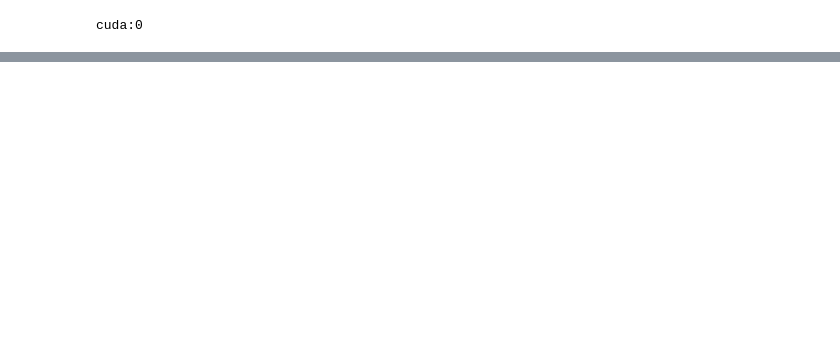
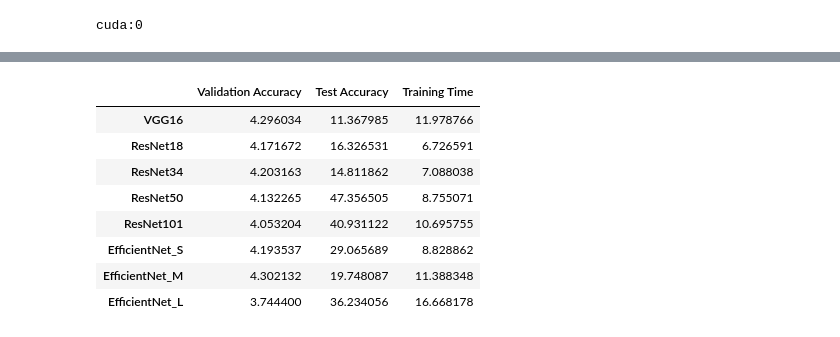
Before and after one commit to kombucha7/CZ4042-group-project, a Jupyter notebook: Exploratory.ipynb, the cells around one changed output, grey strips where cells are left out. Drawn from its saved outputs; the diff is of its cells as text; code cells hidden in the pictures; blank space fills up the shorter version.

```diff
--- a/Exploratory.ipynb
+++ b/Exploratory.ipynb
@@ -116,8 +116,6 @@ def train_eval_test(model, train_dataloader, val_dataloader, test_dataloader, no
         if es.early_stop(eval_acc):
             print('Early stopping activated')
             break
-        if i == 1:
-            break
     test_acc, test_loss = test_eval(model, test_dataloader)
     print(f"Test Accuracy: {test_acc}, Test Loss: {test_loss}")
     return train_loss_arr, train_acc_arr, eval_loss_arr, eval_acc_arr, test_acc, test_loss, training_time
@@ -134,8 +132,8 @@ def create_VGG_model():
         nn.Linear(4096, 102)
     )
 
-    # for param in model.parameters():
-    #     param.requires_grad = False
+    for param in model.parameters():
+        param.requires_grad = False
 
     model.classifier = new_classifier_head
 
@@ -160,8 +158,8 @@ def create_resnet_model(size=50):
             model = models.resnet50(weights=models.ResNet50_Weights.DEFAULT)
             new_fc = nn.Linear(2048, 102)
 
-    # for param in model.parameters():
-    #     param.requires_grad = False
+    for param in model.parameters():
+        param.requires_grad = False
 
     model.fc = new_fc
 
@@ -180,8 +178,8 @@ def create_efficientnet_model(size):
 
 
 
-    # for param in model.parameters():
-    #     param.requires_grad = False
+    for param in model.parameters():
+        param.requires_grad = False
 
     new_classifier = nn.Sequential(
         nn.Dropout(0.2),
@@ -456,0 +362,21 @@ plt.show()
+# %%
+df = pd.DataFrame(
+    np.column_stack([
+        eval_acc,
+        test_acc,
+        time_taken
+    ]),
+    columns=['Validation Accuracy', 'Test Accuracy', 'Training Time'],
+    index=names
+)
+df
+# %% [output]
+|  | Validation Accuracy | Test Accuracy | Training Time |
+| VGG16 | 4.296034 | 11.367985 | 11.978766 |
+| ResNet18 | 4.171672 | 16.326531 | 6.726591 |
+| ResNet34 | 4.203163 | 14.811862 | 7.088038 |
+| ResNet50 | 4.132265 | 47.356505 | 8.755071 |
+| ResNet101 | 4.053204 | 40.931122 | 10.695755 |
+| EfficientNet_S | 4.193537 | 29.065689 | 8.828862 |
+| EfficientNet_M | 4.302132 | 19.748087 | 11.388348 |
+| EfficientNet_L | 3.744400 | 36.234056 | 16.668178 |
```
Also changed, not shown: parts of 9 cells of this notebook.
